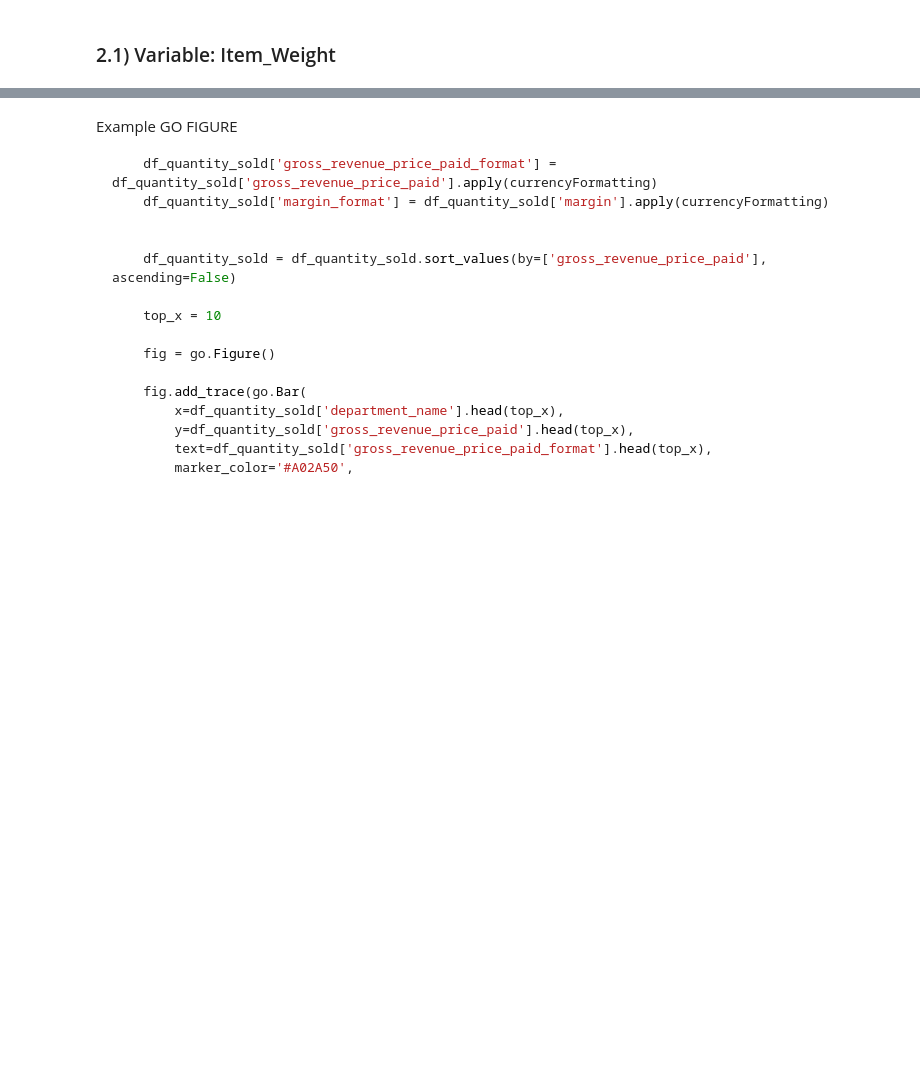
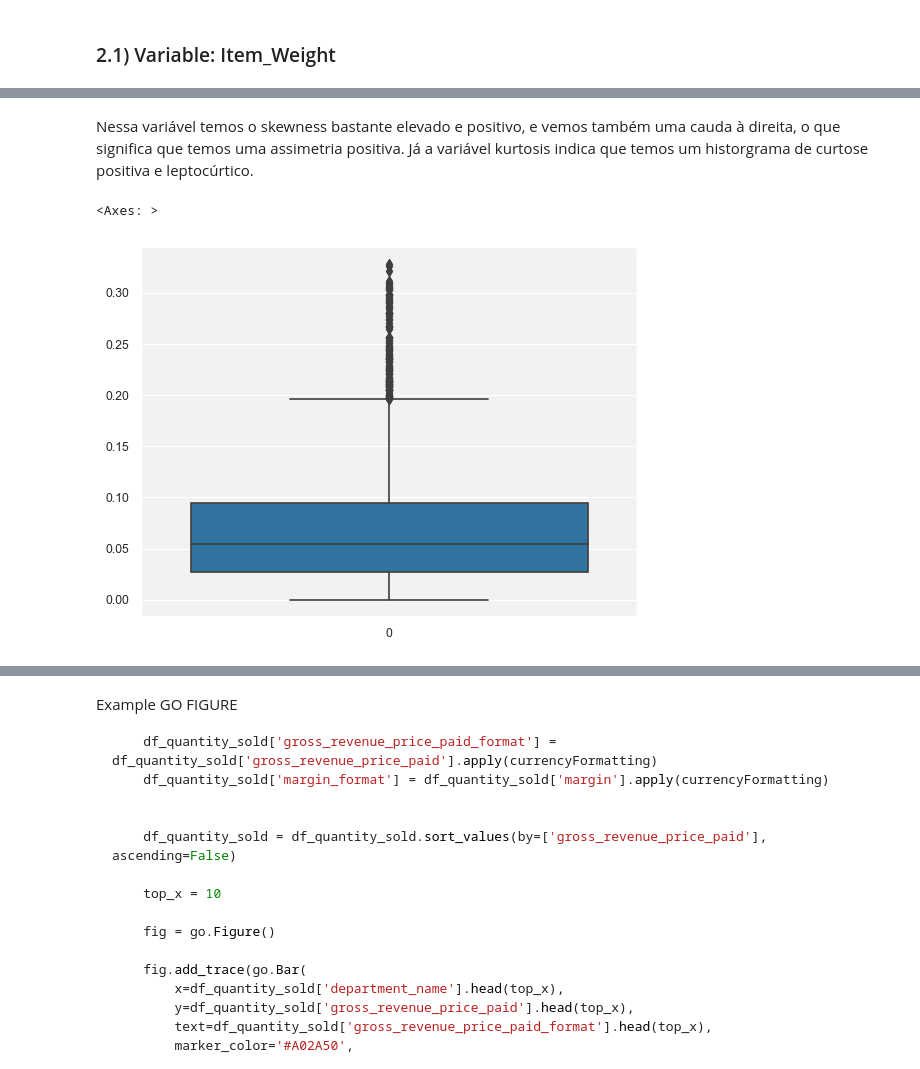
Before and after one commit to Krupique/mlops-projects, a Jupyter notebook: 02-bigmart_sales_prediction/notebook/data_analysis_new.ipynb, the cells around one changed output, grey strips where cells are left out. Cells and saved outputs as stored; diff of their text form; code cells hidden in the pictures; blank space fills up the shorter version.

```diff
--- a/02-bigmart_sales_prediction/notebook/data_analysis_new.ipynb
+++ b/02-bigmart_sales_prediction/notebook/data_analysis_new.ipynb
@@ -217,0 +297,7 @@ Nesse caso temos a kurtosis de `-1.228`, que mostra que a nossa distribuição
+# %% [markdown]
+Nessa variável temos o skewness bastante elevado e positivo, e vemos também uma cauda à direita, o que significa que temos uma assimetria positiva. Já a variável kurtosis indica que temos um historgrama de curtose positiva e leptocúrtico.
+# %%
+sns.boxplot(df_train_raw['Item_Visibility'])
+# %% [output]
+<Axes: >
+[figure, added]
```
Also changed, not shown: parts of 17 cells of this notebook.
